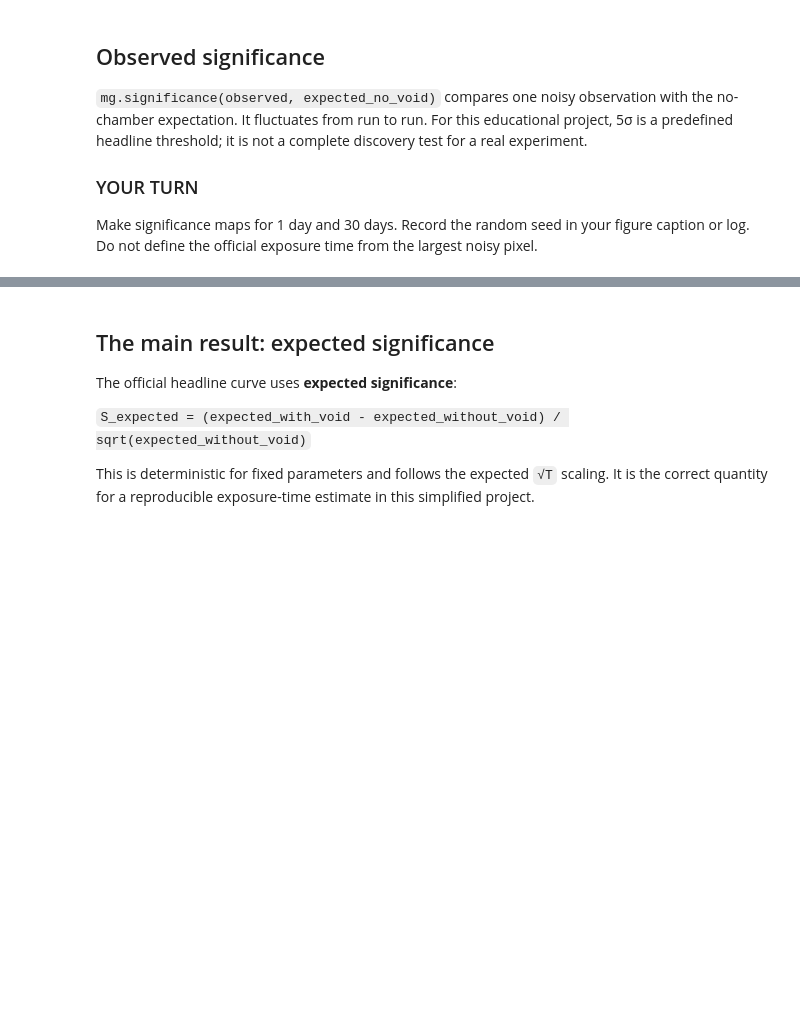
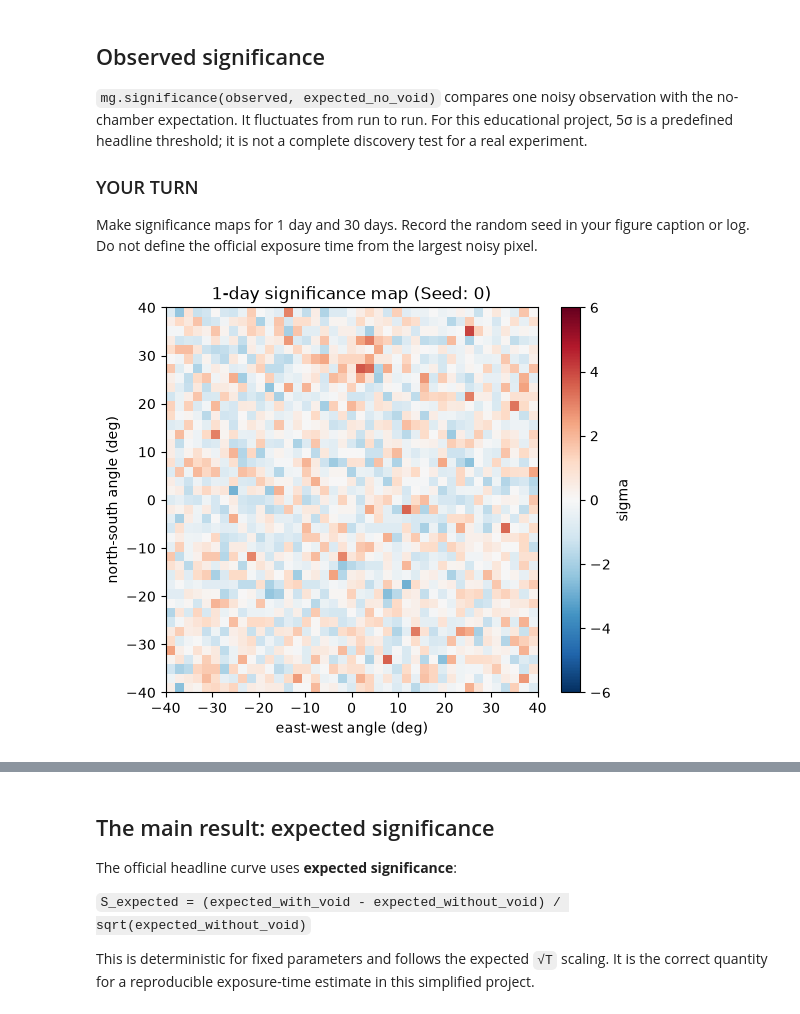
Before and after one commit to Evan-Lim/muography-project, a Jupyter notebook: samantha-student-package/notebooks/04_noise_and_exposure.ipynb, the cells around one changed output, grey strips where cells are left out. Cells and saved outputs as stored; diff of their text form; code cells hidden in the pictures; blank space fills up the shorter version.

```diff
--- a/samantha-student-package/notebooks/04_noise_and_exposure.ipynb
+++ b/samantha-student-package/notebooks/04_noise_and_exposure.ipynb
@@ -56,5 +113,26 @@ observed_30d = mg.poisson_counts(expected_30d, rng)
 
 Make significance maps for 1 day and 30 days. Record the random seed in your figure caption or log. Do not define the official exposure time from the largest noisy pixel.
 # %%
-S1_obs = mg.significance(observed_1d, expected_1d_0)
-S30_obs = mg.significance(observed_30d, expected_30d_0)
+S1_obs = mg.significance(observed_1d, exp_nv_1d)
+S30_obs = mg.significance(observed_30d, exp_nv_30d)
+
+plt.figure (figsize=(6,5))
+plt.imshow(
+    S1_obs,
+    extent = [ax_deg.min(), ax_deg.max(), ay_deg.min(), ay_deg.max()],
+    origin = 'lower',
+    aspect = 'auto',
+    cmap = 'RdBu_r',
+    vmin = -6,
+    vmax = 6
+)
+
+plt.xlim(-40,40)
+plt.ylim (-40, 40)
+plt.colorbar(label = 'sigma')
+plt.xlabel('east-west angle (deg)')
+plt.ylabel ('north-south angle (deg)')
+plt.title (f'1-day significance map (Seed: {cfg.REFERENCE_SEED})')
+plt.show()
+# %% [output]
+[figure, added]
```
Also changed, not shown: parts of 10 cells of this notebook.
